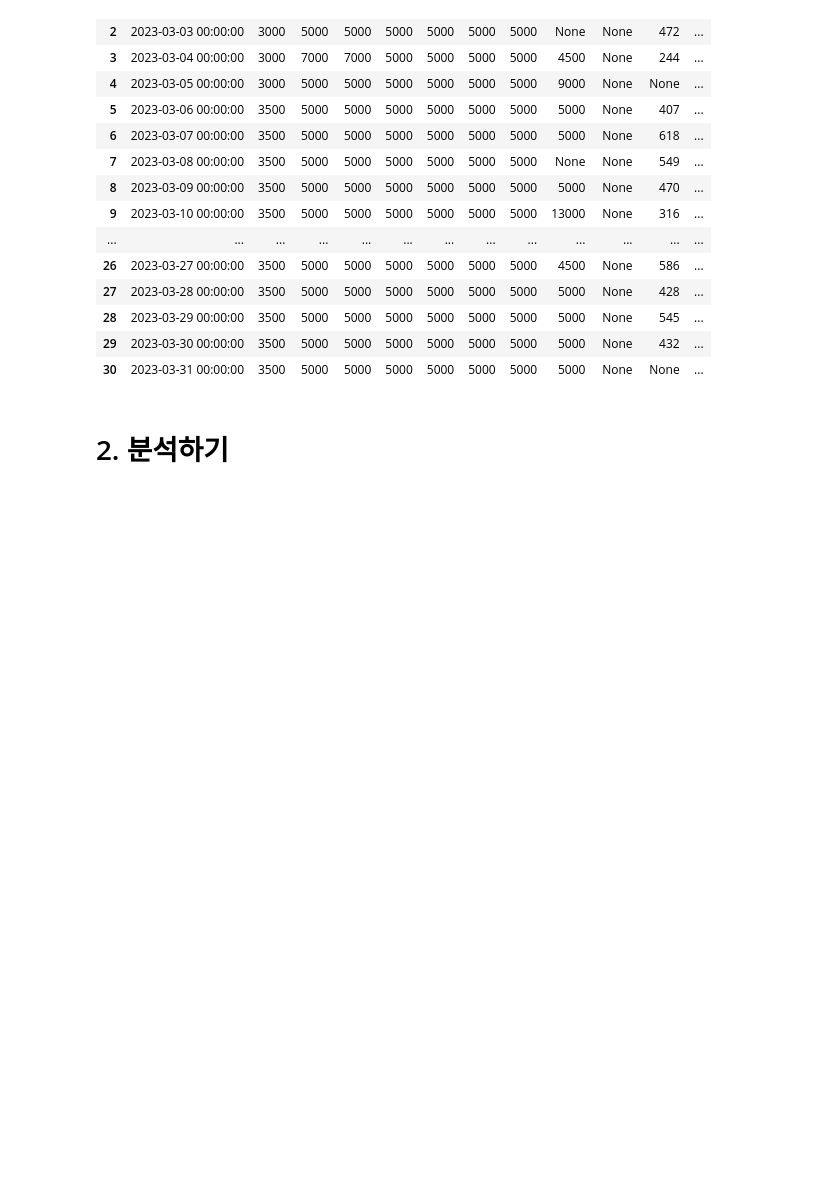
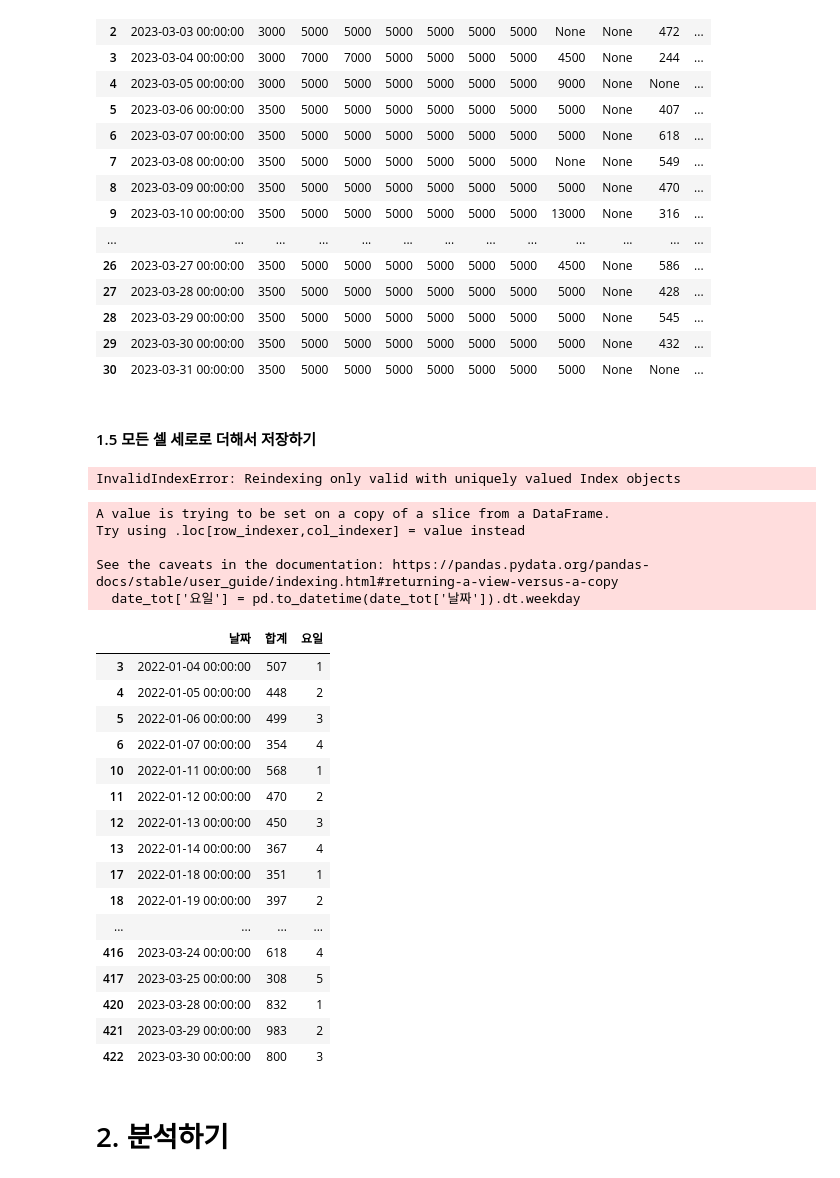
Before and after one commit to 10wook/School_Restaurants_demand_forcast, a Jupyter notebook: test.ipynb, the cells around one changed output. Cells and saved outputs as stored; diff of their text form; code cells hidden in the pictures; blank space fills up the shorter version.

```diff
--- a/test.ipynb
+++ b/test.ipynb
@@ -1023,6 +1023,67 @@ demend_info_2023_03
 | 28 | 2023-03-29 00:00:00 | 3500 | 5000 | 5000 | 5000 | 5000 | 5000 | 5000 | 5000 | None | 545 | ... |
 | 29 | 2023-03-30 00:00:00 | 3500 | 5000 | 5000 | 5000 | 5000 | 5000 | 5000 | 5000 | None | 432 | ... |
 | 30 | 2023-03-31 00:00:00 | 3500 | 5000 | 5000 | 5000 | 5000 | 5000 | 5000 | 5000 | None | None | ... |
+# %% [markdown]
+#### 1.5 모든 셀 세로로 더해서 저장하기
+# %%
+## 날짜 & 합계 더해오기
+monthly_list = [demend_info_2022_01,
+                demend_info_2022_02,
+                demend_info_2022_03,
+                demend_info_2022_04,
+                demend_info_2022_05,
+                demend_info_2022_06,
+                demend_info_2022_07,
+                demend_info_2022_09,
+                demend_info_2022_10,
+                demend_info_2022_11,
+                demend_info_2022_12,
+                demend_info_2023_01,
+                demend_info_2023_02,
+                demend_info_2023_03
+                ]
+all = pd.concat(monthly_list, ignore_index=True).reset_index(drop=True)
+
+# # 그냥 다 더하고 원하는 걸 추출하는 걸로 해야겠다.
+# all = pd.DataFrame(demend_info_2022_01)
+# for i in range (1,len(monthly_list),1):
+#     all =pd.concat([all,monthly_list[i]],axis = 0,ignore_index=True,join = 'outer')
+# date_tot = pd.DataFrame(demend_info_2022_01[['날짜','합계']])
+# for i in range (1,len(monthly_list),1):
+#     date_tot = pd.concat([date_tot,pd.DataFrame(monthly_list[i][['날짜','합계']])],axis=0, ignore_index=True)
+
+all
+# %% [output]
+InvalidIndexError: Reindexing only valid with uniquely valued Index objects
+# %%
+#date_tot = date_tot.loc[(date_tot != 0).any(axis=1)]
+date_tot = date_tot.loc[(date_tot.ne(0)).all(axis=1)]
+date_tot['요일'] = pd.to_datetime(date_tot['날짜']).dt.weekday
+
+date_tot
+# %% [output]
+A value is trying to be set on a copy of a slice from a DataFrame.
+Try using .loc[row_indexer,col_indexer] = value instead
+
+See the caveats in the documentation: https://pandas.pydata.org/pandas-docs/stable/user_guide/indexing.html#returning-a-view-versus-a-copy
+  date_tot['요일'] = pd.to_datetime(date_tot['날짜']).dt.weekday
+|  | 날짜 | 합계 | 요일 |
+| 3 | 2022-01-04 00:00:00 | 507 | 1 |
+| 4 | 2022-01-05 00:00:00 | 448 | 2 |
+| 5 | 2022-01-06 00:00:00 | 499 | 3 |
+| 6 | 2022-01-07 00:00:00 | 354 | 4 |
+| 10 | 2022-01-11 00:00:00 | 568 | 1 |
+| 11 | 2022-01-12 00:00:00 | 470 | 2 |
+| 12 | 2022-01-13 00:00:00 | 450 | 3 |
+| 13 | 2022-01-14 00:00:00 | 367 | 4 |
+| 17 | 2022-01-18 00:00:00 | 351 | 1 |
+| 18 | 2022-01-19 00:00:00 | 397 | 2 |
+| ... | ... | ... | ... |
+| 416 | 2023-03-24 00:00:00 | 618 | 4 |
+| 417 | 2023-03-25 00:00:00 | 308 | 5 |
+| 420 | 2023-03-28 00:00:00 | 832 | 1 |
+| 421 | 2023-03-29 00:00:00 | 983 | 2 |
+| 422 | 2023-03-30 00:00:00 | 800 | 3 |
 # %% [markdown]
 # 2. 분석하기
 # %% [markdown]
```
Also changed, not shown: parts of 3 cells of this notebook.
